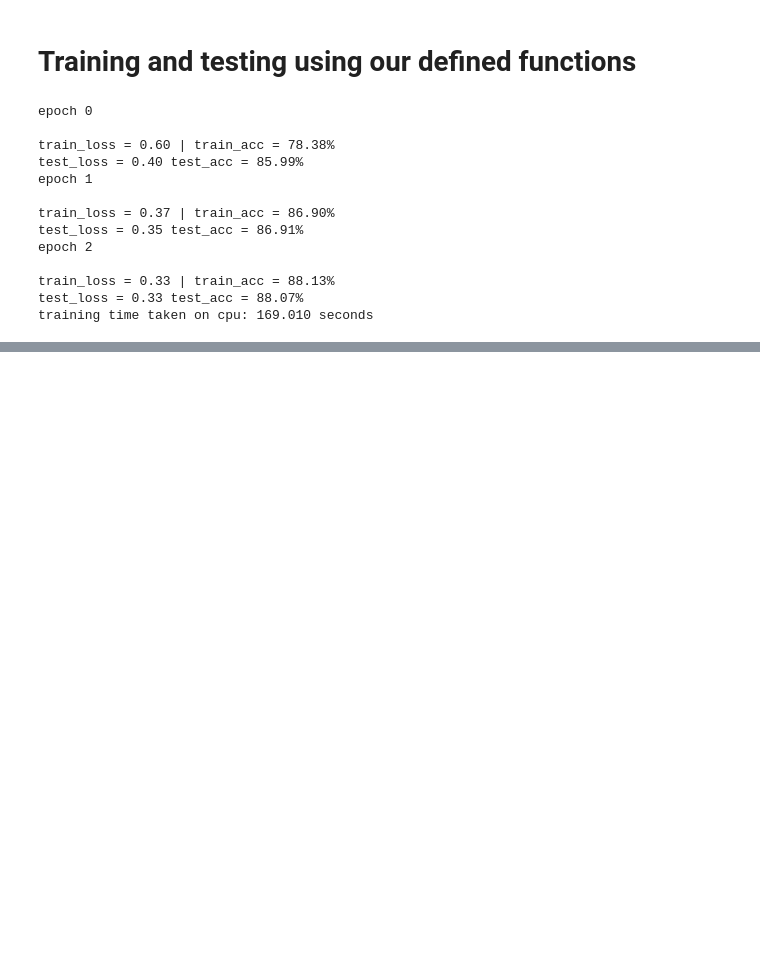
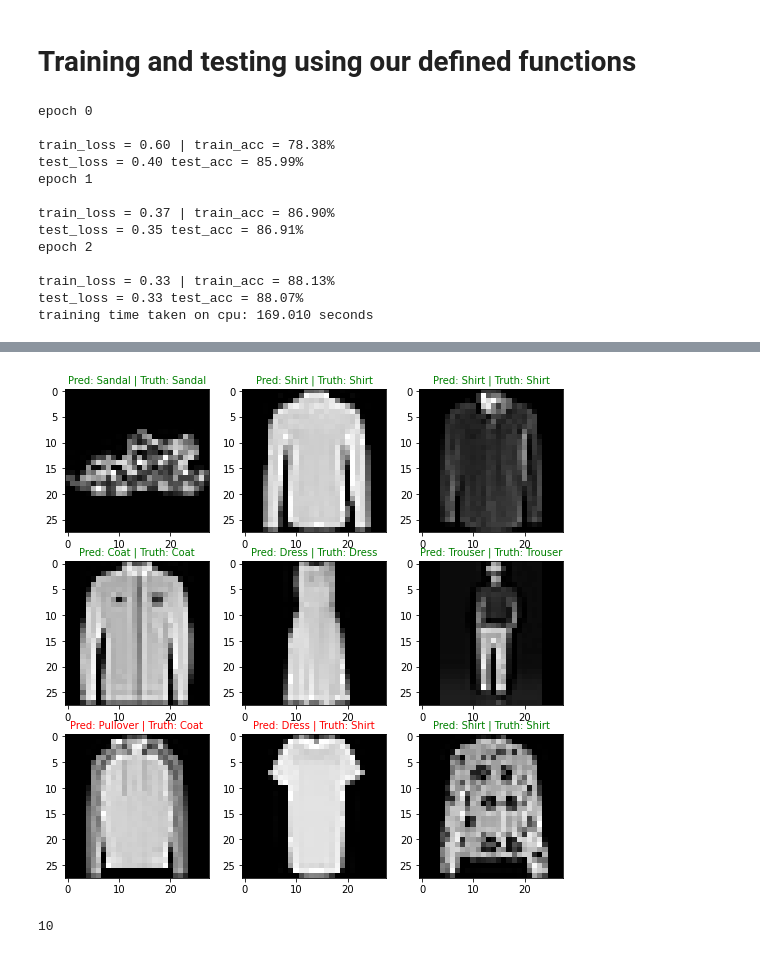
Before and after one commit to ulfat191/Comparison-Between-Baseline-Linear-Non-Linear-and-CNN-Models-for-Image-Classification.-, a Jupyter notebook: pytorch_cnn.ipynb, the cells around one changed output, grey strips where cells are left out. Cells and saved outputs as stored; diff of their text form; code cells hidden in the pictures; blank space fills up the shorter version.

```diff
--- a/pytorch_cnn.ipynb
+++ b/pytorch_cnn.ipynb
@@ -999,0 +1066,32 @@ NVIDIA-SMI has failed because it couldn't communicate with the NVIDIA driver. Ma
+# %%
+# plot predictions
+plt.figure(figsize=(9, 9))
+nrows=3
+ncols=3
+for i, sample in enumerate(test_samples):
+  # create subplot
+  plt.subplot(nrows, ncols, i+1)
+
+  # plot the target image
+  plt.imshow(sample.squeeze(), cmap="gray")
+
+  # find predictions in text form
+  pred_label = class_names[pred_classes[i]]
+
+  # get the truth label besides the pred label
+  truth_label = class_names[test_labels[i]]
+
+  # create a title for the plot
+  title_text = f"Pred: {pred_label} | Truth: {truth_label}"
+
+  # check equality between pred and truth anc change color if different
+  if pred_label == truth_label:
+    plt.title(title_text, fontsize=10, c="g") # green title is pred=true label
+  else:
+    plt.title(title_text, fontsize=10, c="r") # red title if pred != true label
+# %% [output]
+[figure, added]
+# %%
+5+5
+# %% [output]
+10
```
Also changed, not shown: parts of 9 cells of this notebook.
